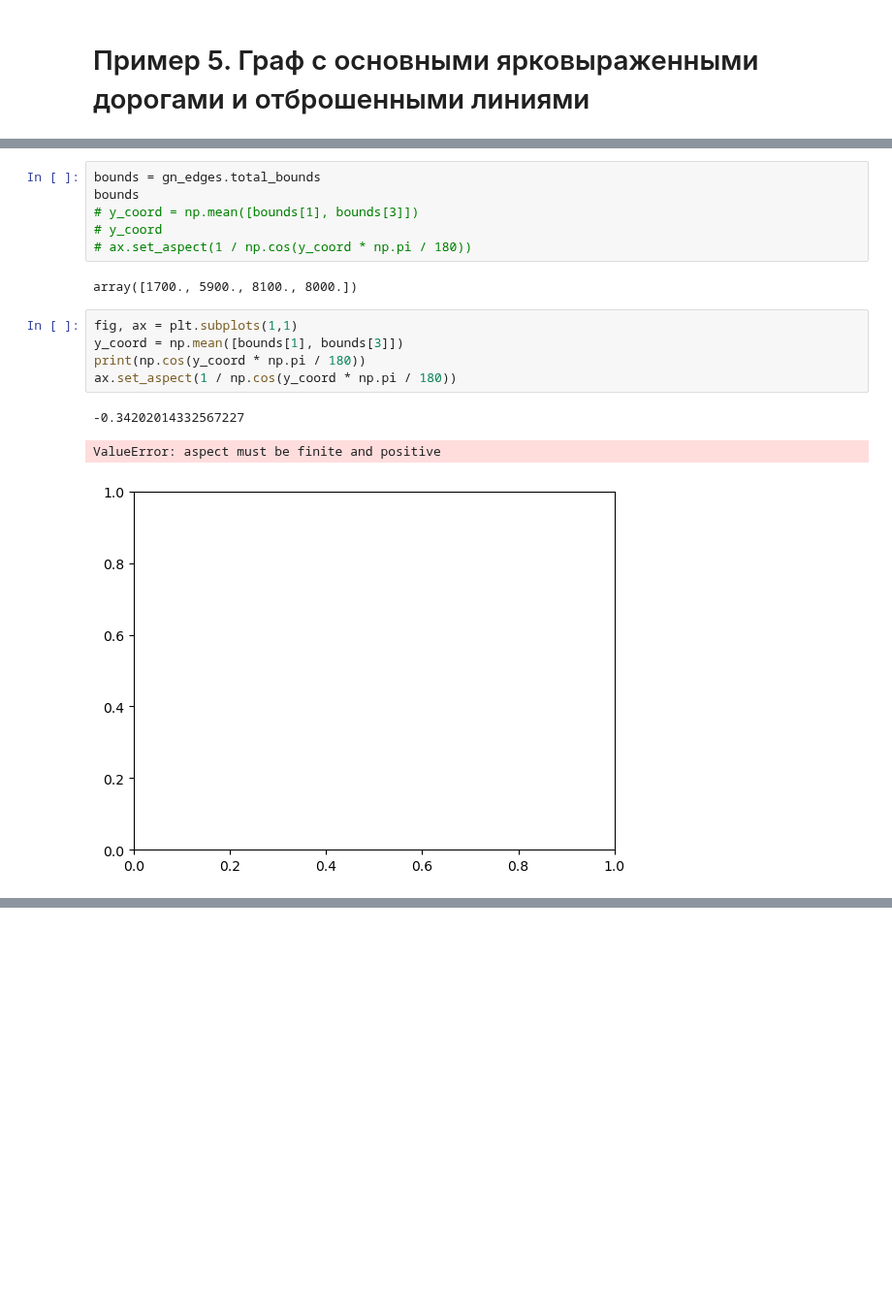
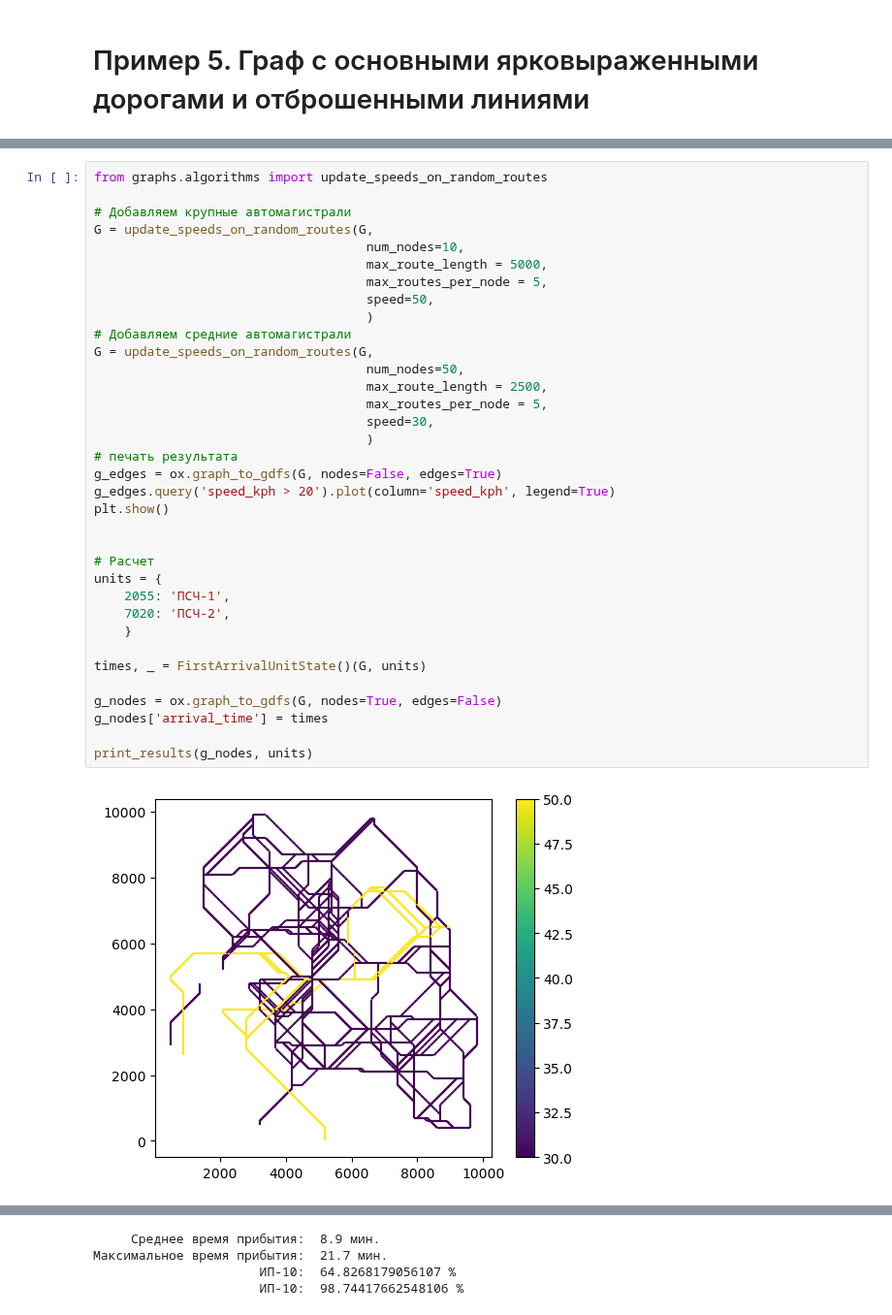
Before and after one commit to Obsidian-pb/genesis, a Jupyter notebook: work/genesis/grid_graphs_test.ipynb, the cells around one changed output, grey strips where cells are left out. Shown at 97% size. Saved outputs shown, nothing was run; the diff lists cells and outputs as text; blank space fills up the shorter version.

```diff
--- a/work/genesis/grid_graphs_test.ipynb
+++ b/work/genesis/grid_graphs_test.ipynb
@@ -354,17 +314,37 @@ ValueError: aspect must be finite and positive
-# %%
-bounds = gn_edges.total_bounds
-bounds
-# y_coord = np.mean([bounds[1], bounds[3]])
-# y_coord
-# ax.set_aspect(1 / np.cos(y_coord * np.pi / 180))
-# %% [output]
-array([1700., 5900., 8100., 8000.])
-# %%
-fig, ax = plt.subplots(1,1)
-y_coord = np.mean([bounds[1], bounds[3]])
-print(np.cos(y_coord * np.pi / 180))
-ax.set_aspect(1 / np.cos(y_coord * np.pi / 180))
-# %% [output]
--0.34202014332567227
-ValueError: aspect must be finite and positive
-[figure, removed]
+# %%
+from graphs.algorithms import update_speeds_on_random_routes
+
+# Добавляем крупные автомагистрали
+G = update_speeds_on_random_routes(G,
+                                    num_nodes=10,
+                                    max_route_length = 5000,
+                                    max_routes_per_node = 5,
+                                    speed=50,
+                                    )
+# Добавляем средние автомагистрали
+G = update_speeds_on_random_routes(G,
+                                    num_nodes=50,
+                                    max_route_length = 2500,
+                                    max_routes_per_node = 5,
+                                    speed=30,
+                                    )
+# печать результата
+g_edges = ox.graph_to_gdfs(G, nodes=False, edges=True)
+g_edges.query('speed_kph > 20').plot(column='speed_kph', legend=True)
+plt.show()
+
+
+# Расчет
+units = {
+    2055: 'ПСЧ-1',
+    7020: 'ПСЧ-2',
+    }
+
+times, _ = FirstArrivalUnitState()(G, units)
+
+g_nodes = ox.graph_to_gdfs(G, nodes=True, edges=False)
+g_nodes['arrival_time'] = times
+
+print_results(g_nodes, units)
+# %% [output]
+[figure, added]
@@ -370,0 +352,4 @@ ValueError: aspect must be finite and positive
+     Среднее время прибытия:  8.9 мин.
+Максимальное время прибытия:  21.7 мин.
+                      ИП-10:  64.8268179056107 %
+                      ИП-10:  98.74417662548106 %
```
Also changed, not shown: parts of 21 cells of this notebook, 4 other files.
